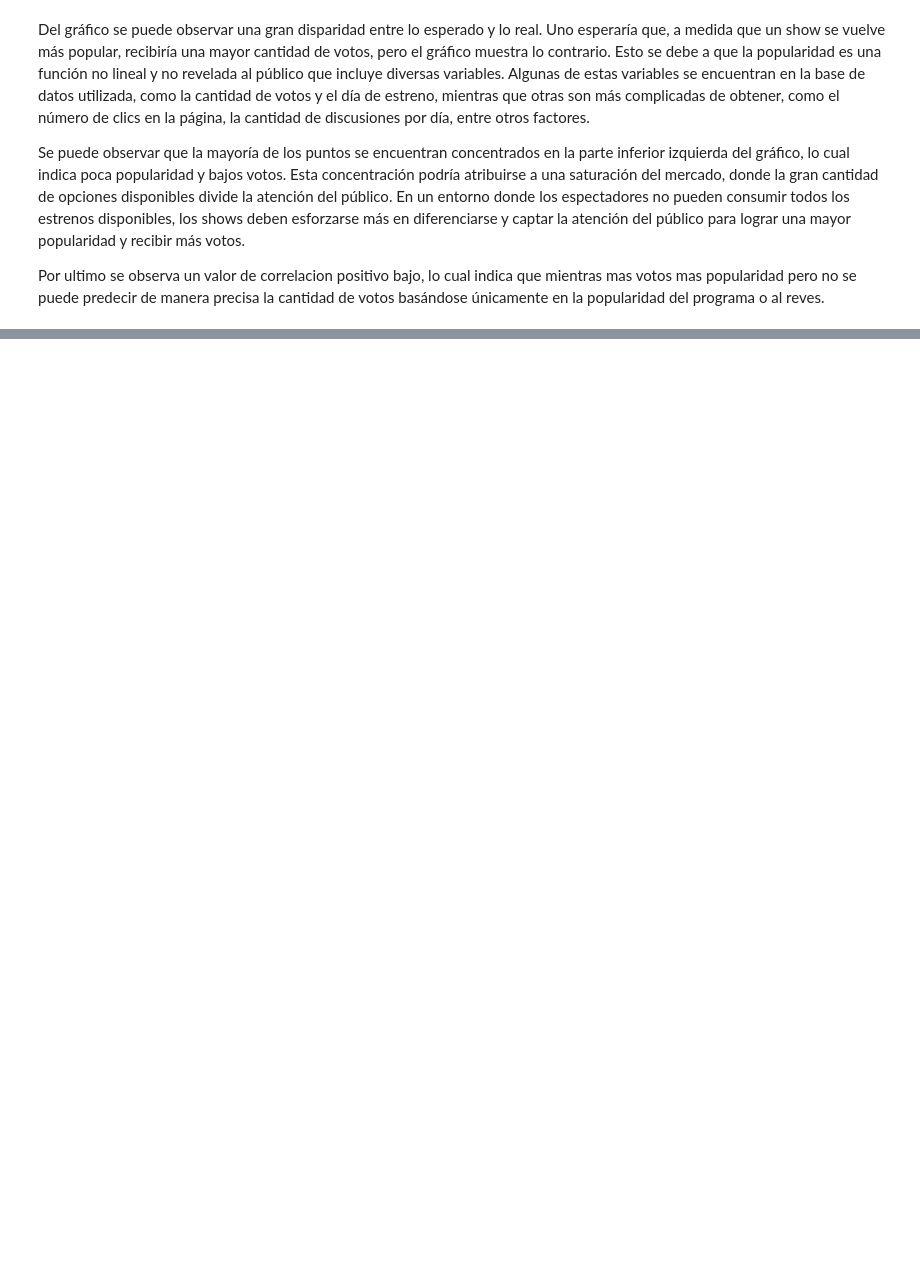
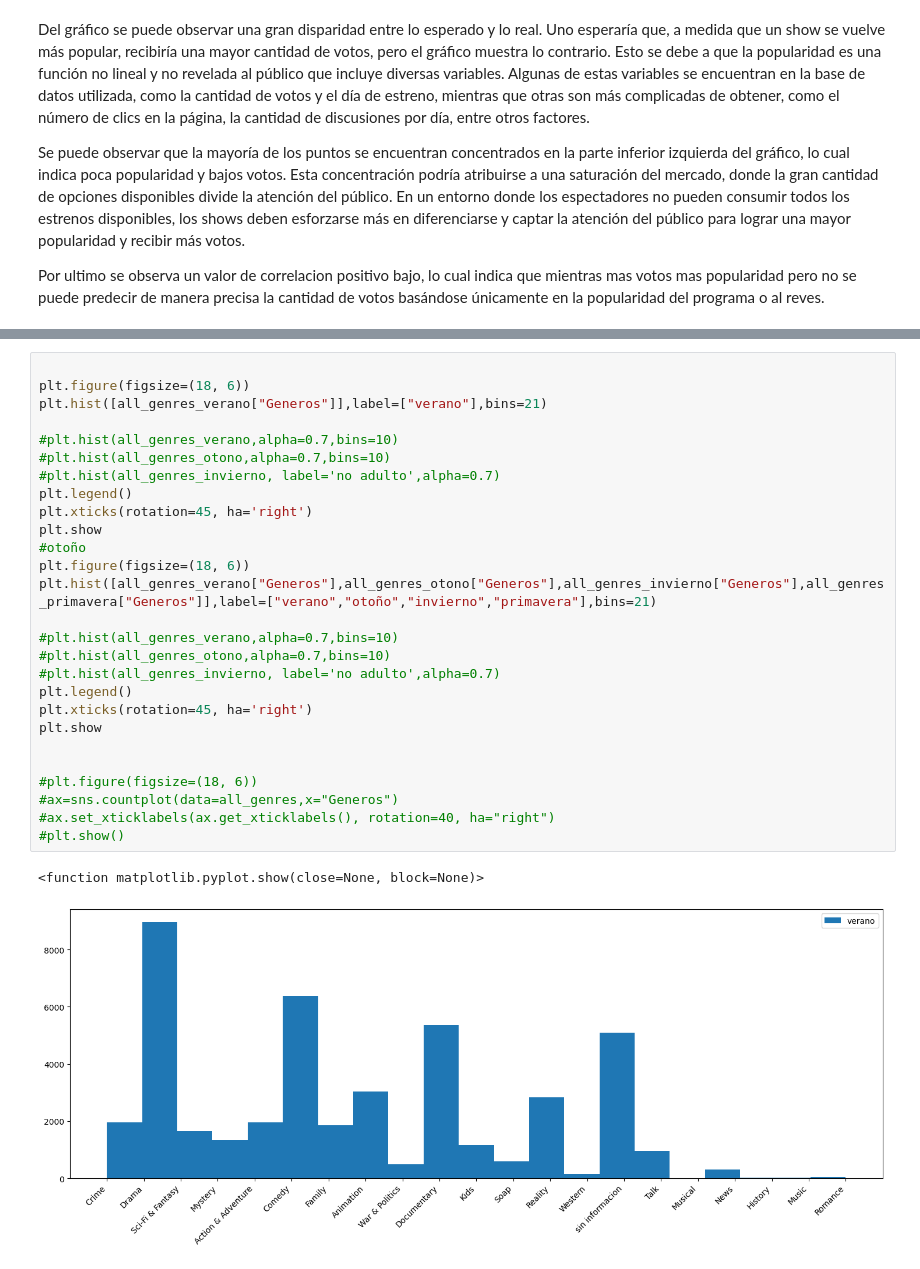
Before and after one commit to PedroJofreEsc/Data-science-Comision-61155, a Jupyter notebook: notebook/ProyectoDS_ParteI_jofre.ipynb, the cells around one changed output, grey strips where cells are left out. Saved outputs shown, nothing was run; the diff lists cells and outputs as text; blank space fills up the shorter version.

```diff
--- a/notebook/ProyectoDS_ParteI_jofre.ipynb
+++ b/notebook/ProyectoDS_ParteI_jofre.ipynb
@@ -451,0 +545,30 @@ Por ultimo se observa un valor de correlacion positivo bajo, lo cual indica que
+# %%
+
+plt.figure(figsize=(18, 6))
+plt.hist([all_genres_verano["Generos"]],label=["verano"],bins=21)
+
+#plt.hist(all_genres_verano,alpha=0.7,bins=10)
+#plt.hist(all_genres_otono,alpha=0.7,bins=10)
+#plt.hist(all_genres_invierno, label='no adulto',alpha=0.7)
+plt.legend()
+plt.xticks(rotation=45, ha='right')
+plt.show
+#otoño
+plt.figure(figsize=(18, 6))
+plt.hist([all_genres_verano["Generos"],all_genres_otono["Generos"],all_genres_invierno["Generos"],all_genres_primavera["Generos"]],label=["verano","otoño","invierno","primavera"],bins=21)
+
+#plt.hist(all_genres_verano,alpha=0.7,bins=10)
+#plt.hist(all_genres_otono,alpha=0.7,bins=10)
+#plt.hist(all_genres_invierno, label='no adulto',alpha=0.7)
+plt.legend()
+plt.xticks(rotation=45, ha='right')
+plt.show
+
+
+#plt.figure(figsize=(18, 6))
+#ax=sns.countplot(data=all_genres,x="Generos")
+#ax.set_xticklabels(ax.get_xticklabels(), rotation=40, ha="right")
+#plt.show()
+# %% [output]
+<function matplotlib.pyplot.show(close=None, block=None)>
+[figure, added]
```
Also changed, not shown: parts of 26 cells of this notebook, 1 other file.
